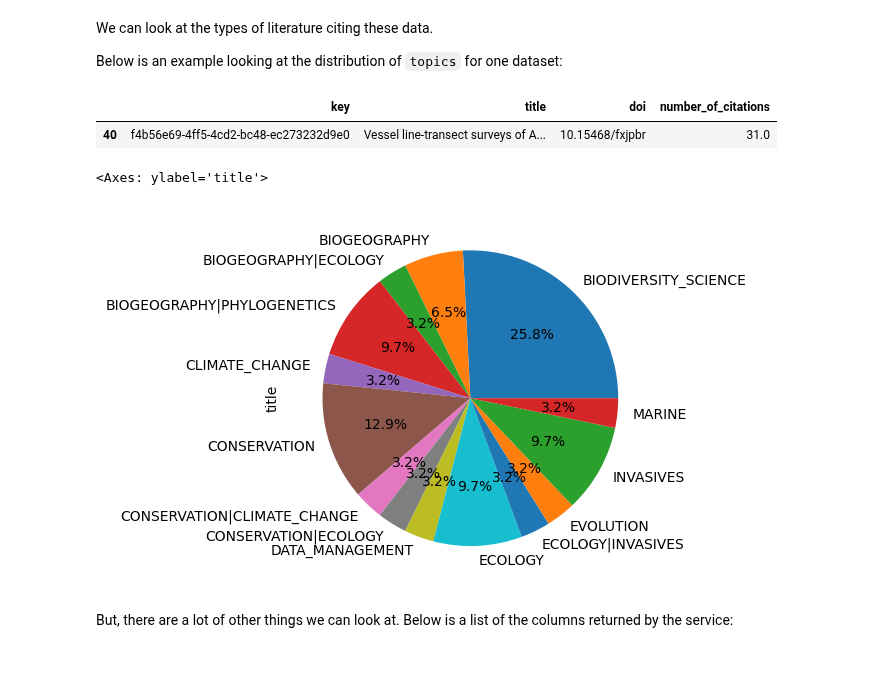
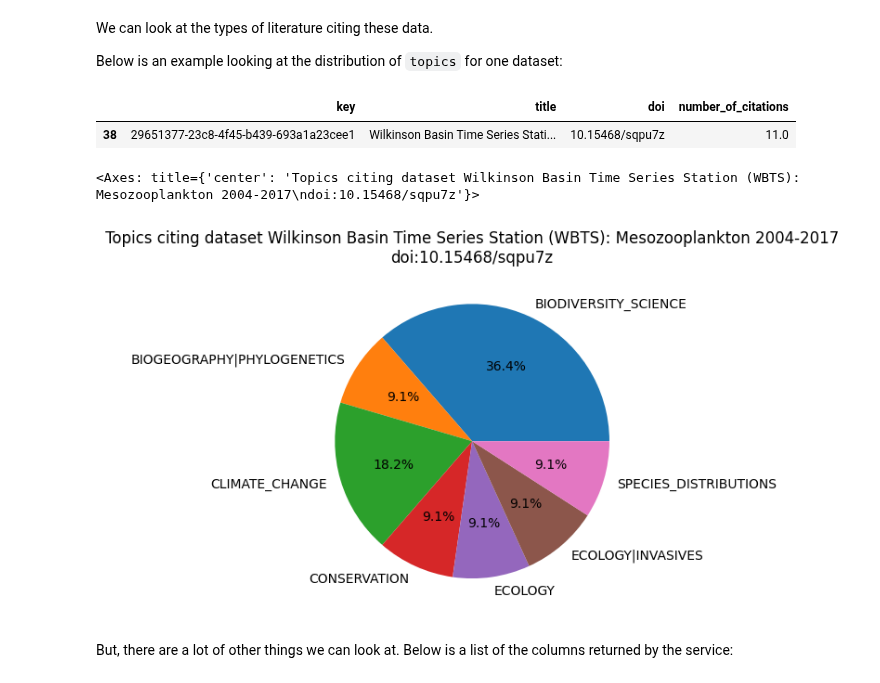
Before and after one commit to MathewBiddle/sandbox, a Jupyter notebook: notebooks/MBON_OBIS_statistics.ipynb, the cells around one changed output. Cells and saved outputs as stored; diff of their text form; code cells hidden in the pictures.

```diff
--- a/notebooks/MBON_OBIS_statistics.ipynb
+++ b/notebooks/MBON_OBIS_statistics.ipynb
@@ -234,18 +249,27 @@ df_gbif['number_of_citations'].sum()
 We can look at the types of literature citing these data.
 
 Below is an example looking at the distribution of `topics` for one dataset:
-# %%
-df_gbif.loc[df_gbif['key']=='f4b56e69-4ff5-4cd2-bc48-ec273232d9e0']
-# %% [output]
-|  | key | title | doi | number_of_citations |
-| 40 | f4b56e69-4ff5-4cd2-bc48-ec273232d9e0 | Vessel line-transect surveys of A... | 10.15468/fxjpbr | 31.0 |
+# %%
+key = '29651377-23c8-4f45-b439-693a1a23cee1'
+
+df_gbif.loc[df_gbif['key']==key]
+# %% [output]
+|  | key | title | doi | number_of_citations |
+| 38 | 29651377-23c8-4f45-b439-693a1a23cee1 | Wilkinson Basin Time Series Stati... | 10.15468/sqpu7z | 11.0 |
 # %%
-df2 = pd.read_csv('https://api.gbif.org/v1/literature/export?format=CSV&gbifDatasetKey=f4b56e69-4ff5-4cd2-bc48-ec273232d9e0')
+df2 = pd.read_csv('https://api.gbif.org/v1/literature/export?format=CSV&gbifDatasetKey={}'.format(key))
 
-df2.groupby(by='topics').count()['title'].plot(kind='pie', autopct='%2.1f%%')
+title = df_gbif.loc[df_gbif['key']==key,'title'].item()
+doi = df_gbif.loc[df_gbif['key']==key, 'doi'].item()
+
+df2.groupby(by='topics').count()['title'].plot(
+    kind='pie',
+    autopct='%2.1f%%',
+    title='Topics citing dataset {}\ndoi:{}'.format(title, doi),
+    ylabel='')
 # %% [output]
-<Axes: ylabel='title'>
+<Axes: title={'center': 'Topics citing dataset Wilkinson Basin Time Series Station (WBTS): Mesozooplankton 2004-2017\ndoi:10.15468/sqpu7z'}>
-[figure, old version]
+[figure, new version]
 # %% [markdown]
 But, there are a lot of other things we can look at. Below is a list of the columns returned by the service:
 # %%
```
Also changed, not shown: parts of 6 cells of this notebook.
